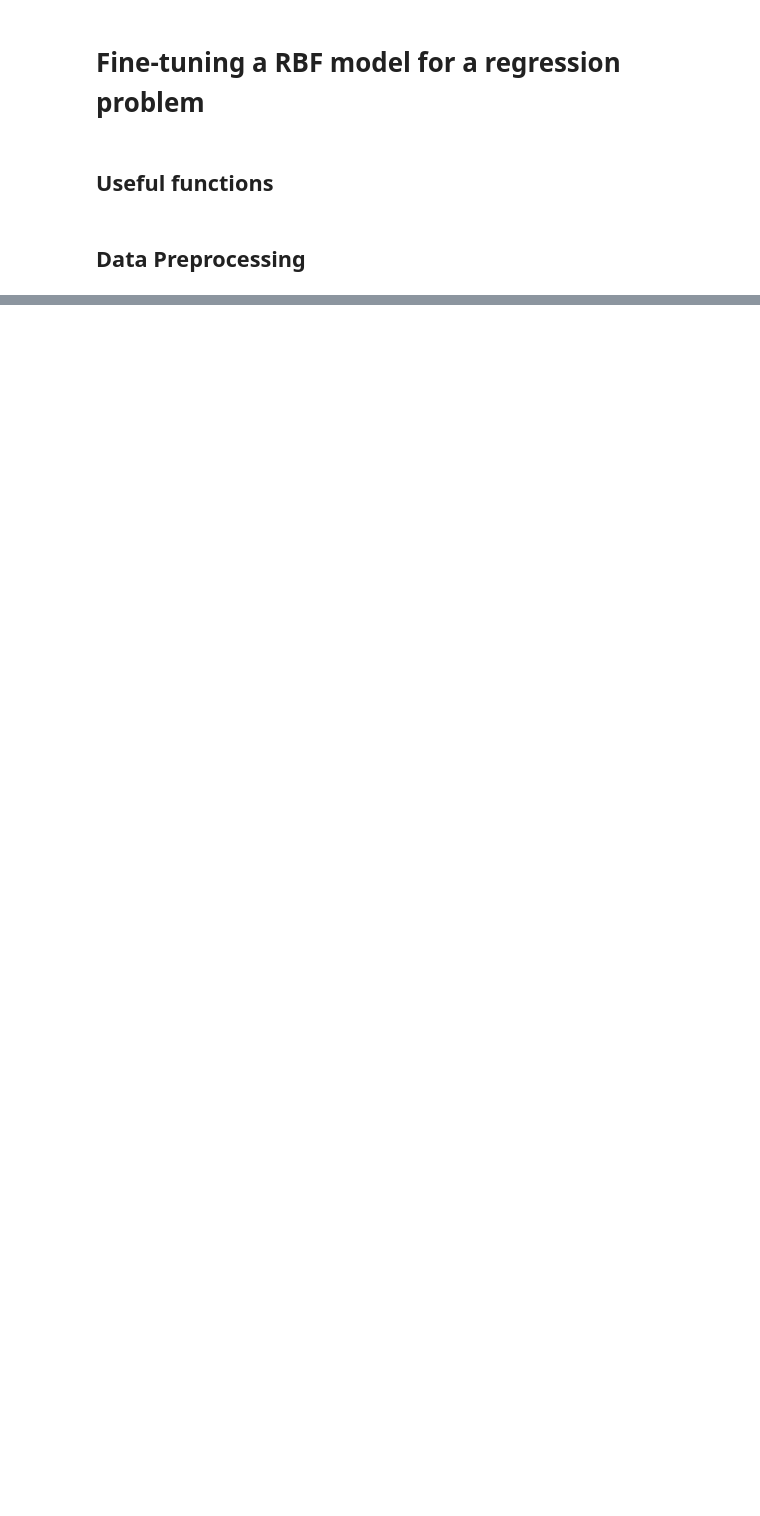
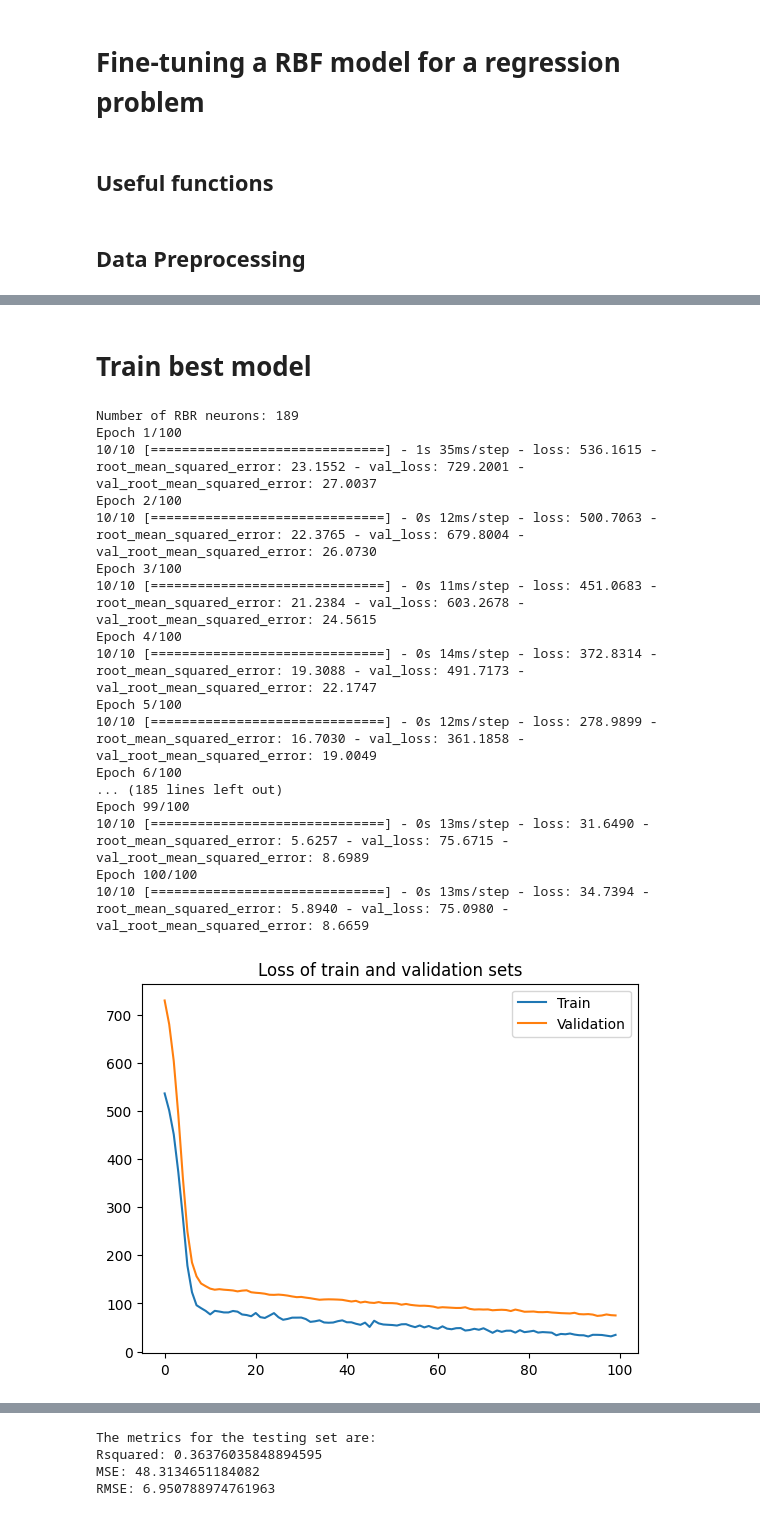
Before and after one commit to condesancho/computational_intelligence_proj, a Jupyter notebook: rbf/rbf_fine_tuning.ipynb, the cells around one changed output, grey strips where cells are left out. Drawn from its saved outputs; the diff is of its cells as text; code cells hidden in the pictures; blank space fills up the shorter version.

```diff
--- a/rbf/rbf_fine_tuning.ipynb
+++ b/rbf/rbf_fine_tuning.ipynb
@@ -58,12 +65,6 @@ def loss_acc_plot(history):
     plt.title('Loss of train and validation sets')
 
     plt.figure()
-    plt.plot(history.history['coeff_determination'], label = 'Train')
-    plt.plot(history.history['val_coeff_determination'], label = 'Validation')
-    plt.legend()
-    plt.title('R squared of train and validation sets')
-
-    plt.figure()
     plt.plot(history.history['root_mean_squared_error'], label='Train')
     plt.plot(history.history['val_root_mean_squared_error'], label='Validation')
     plt.legend()
@@ -81,7 +98,7 @@ x_train, x_test = np.array(x_train, np.float32), np.array(x_test, np.float32)
 y_train, y_test = np.array(y_train, np.float32), np.array(y_test, np.float32)
 
 # Scale the training and testing data
-scaler = MinMaxScaler()
+scaler = StandardScaler()
 scaler.fit(x_train)
 x_train = scaler.transform(x_train)
 x_test = scaler.transform(x_test)
@@ -90,7 +107,7 @@ def build_model(n_h1, n_h2, dropout, lr):
     model = keras.Sequential([
         keras.layers.Dense(n_h2, input_shape=(n_h1,), activation='relu'),
         keras.layers.Dropout(dropout),
-        keras.layers.Dense(1)
+        keras.layers.Dense(1, activation='linear')
     ])
 
     optim = keras.optimizers.SGD(learning_rate=lr)
@@ -123,32 +140,30 @@ def fine_tuning(xtrain, ytrain):
     best_dropout = 0
     best_rmse = float('inf')
 
-    # Holds the mse and rmse of the 5-folds
-    fold_mse = np.empty(5)
+    # Holds the rmse of the 5-folds
     fold_rmse = np.empty(5)
 
     for i, hidden1 in enumerate(n_h1):
-        print(hidden1)
-        kmeans = KMeans(n_clusters=hidden1, n_init=10).fit(xtrain)
-        centers = kmeans.cluster_centers_
+        centers = find_centers(hidden1, xtrain)
 
         # Pass the train set from the rbf layer
         x_transformed = rbf_layer(xtrain, centers)
 
         for hidden2 in n_h2:
             for drop in dropout:
+                print(f'For {n_h1_perc[i]}%, for {hidden2} and dropout {drop}')
                 for j, (train, valid) in enumerate(kf.split(x_transformed, ytrain)):
+
                     model = build_model(hidden1, hidden2, drop, lr)
 
                     history = model.fit(x_transformed[train], ytrain[train], epochs=epochs, verbose=0)
 
                     score = model.evaluate(x_transformed[valid], ytrain[valid])
 
-                    fold_mse[i] = score[0]
-                    fold_rmse[i] = score[1]
+                    fold_rmse[j] = score[1]
 
-                mse = np.mean(fold_mse)
                 rmse = np.mean(fold_rmse)
+                print(f'Current mean RMSE: {rmse}')
 
                 if best_rmse > rmse:
                     best_rmse = rmse
@@ -190,0 +208,38 @@ Epoch 83/100
+# %% [markdown]
+# Train best model
+# %%
+best_n_h1 = best_n_h1_perc * np.shape(y_train)[0]
+best_n_h1 = best_n_h1.astype(int)
+print(f'Number of RBR neurons: {best_n_h1}')
+
+centers = find_centers(best_n_h1, x_train)
+
+# Pass the train set from the rbf layer
+x_transformed = rbf_layer(x_train, centers)
+
+model = build_model(best_n_h1, best_n_h2, best_dropout, 0.001)
+
+history = model.fit(x_transformed, y_train, epochs=100, validation_split=0.2)
+
+loss_acc_plot(history)
+
+prediction_metrics(x_test, y_test, model, centers)
+# %% [output]
+Number of RBR neurons: 189
+Epoch 1/100
+10/10 [==============================] - 1s 35ms/step - loss: 536.1615 - root_mean_squared_error: 23.1552 - val_loss: 729.2001 - val_root_mean_squared_error: 27.0037
+Epoch 2/100
+10/10 [==============================] - 0s 12ms/step - loss: 500.7063 - root_mean_squared_error: 22.3765 - val_loss: 679.8004 - val_root_mean_squared_error: 26.0730
+Epoch 3/100
+10/10 [==============================] - 0s 11ms/step - loss: 451.0683 - root_mean_squared_error: 21.2384 - val_loss: 603.2678 - val_root_mean_squared_error: 24.5615
+Epoch 4/100
+10/10 [==============================] - 0s 14ms/step - loss: 372.8314 - root_mean_squared_error: 19.3088 - val_loss: 491.7173 - val_root_mean_squared_error: 22.1747
+Epoch 5/100
+10/10 [==============================] - 0s 12ms/step - loss: 278.9899 - root_mean_squared_error: 16.7030 - val_loss: 361.1858 - val_root_mean_squared_error: 19.0049
+Epoch 6/100
+... (185 lines left out)
+Epoch 99/100
+10/10 [==============================] - 0s 13ms/step - loss: 31.6490 - root_mean_squared_error: 5.6257 - val_loss: 75.6715 - val_root_mean_squared_error: 8.6989
+Epoch 100/100
+10/10 [==============================] - 0s 13ms/step - loss: 34.7394 - root_mean_squared_error: 5.8940 - val_loss: 75.0980 - val_root_mean_squared_error: 8.6659
+[figure, added]
@@ -190,0 +247,4 @@ Epoch 83/100
+The metrics for the testing set are:
+Rsquared: 0.36376035848894595
+MSE: 48.3134651184082
+RMSE: 6.950788974761963
```
Also changed, not shown: parts of 6 cells of this notebook, 3 other files.
